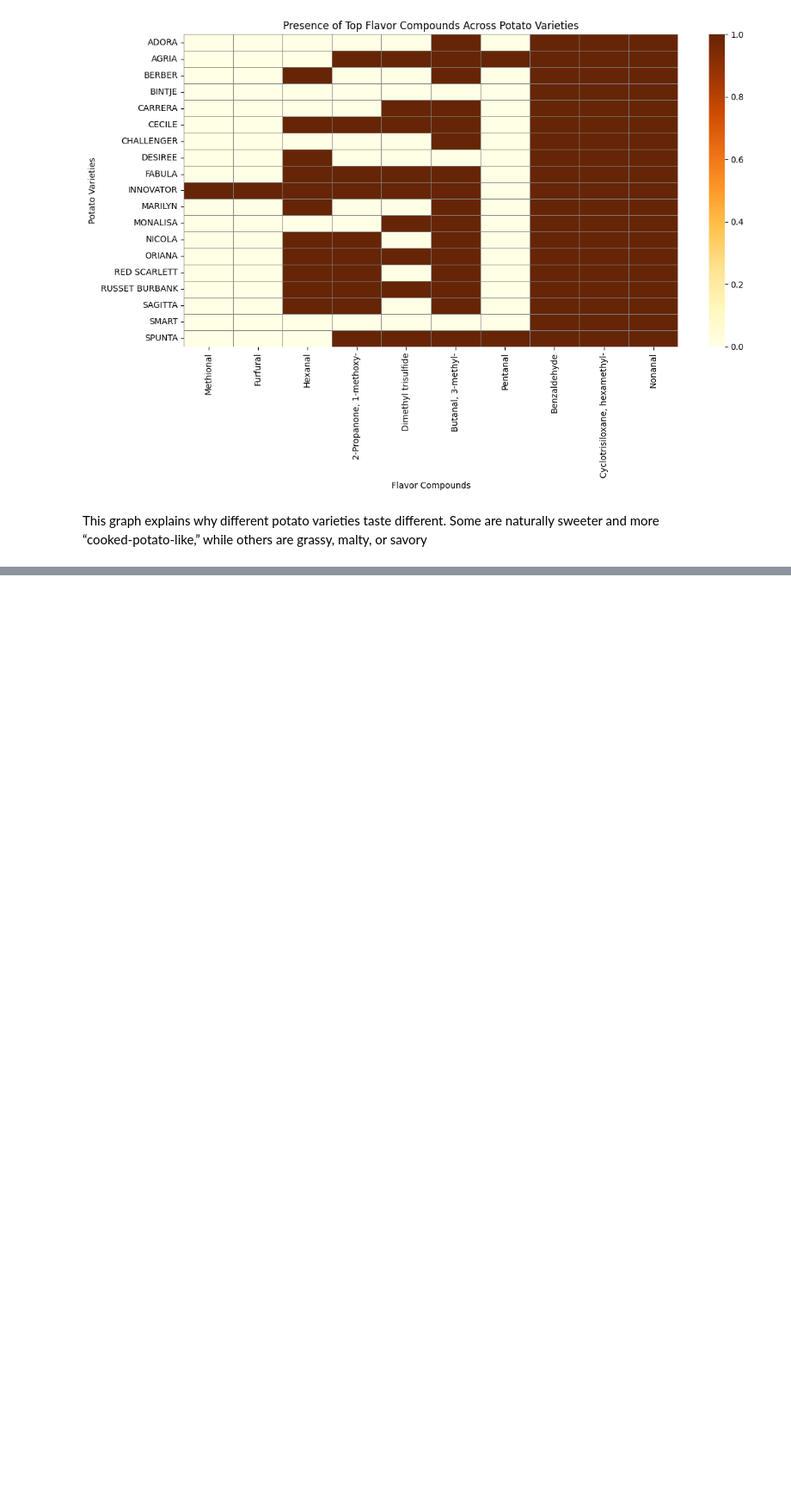
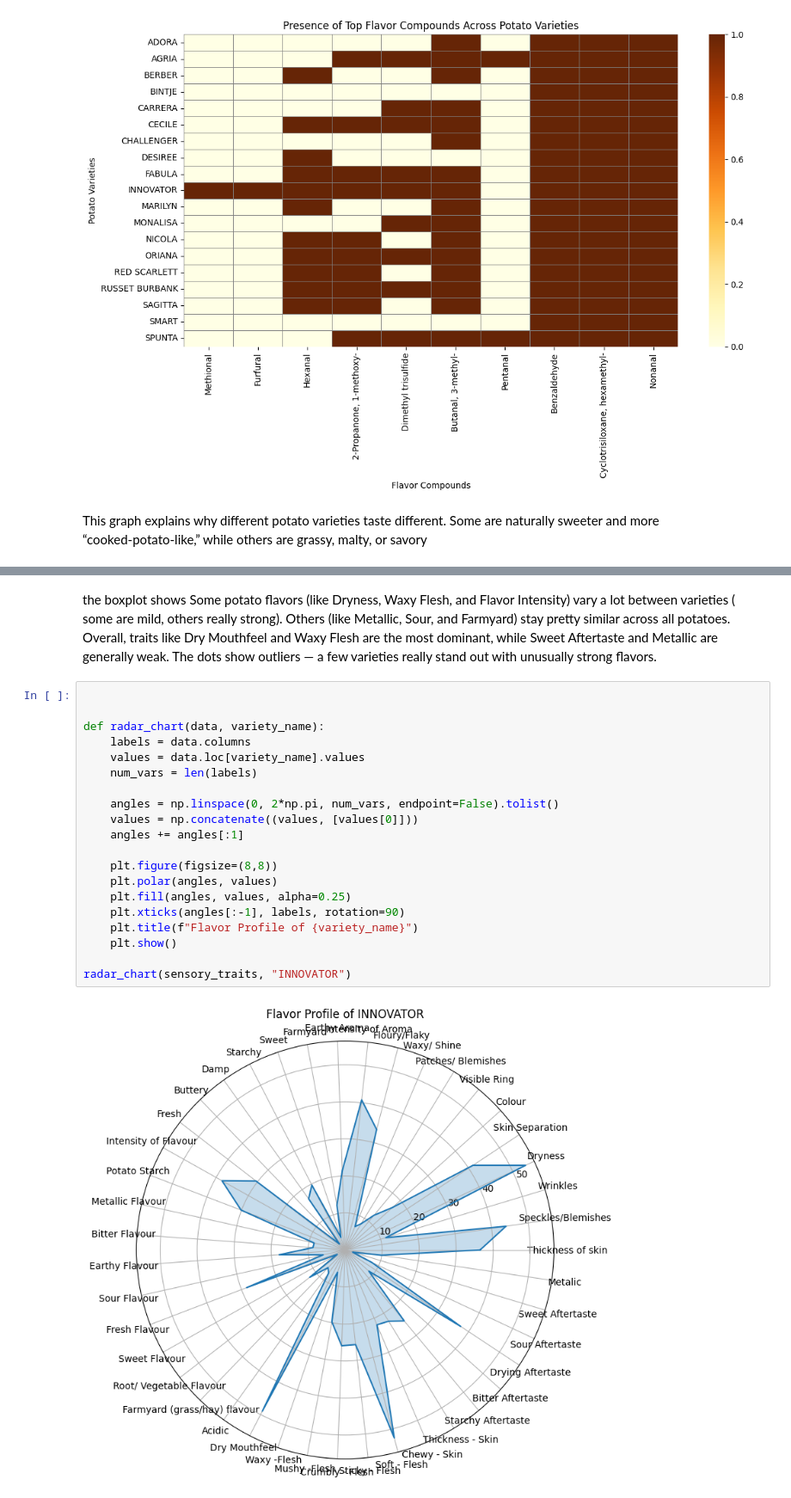
Before and after one commit to Fatemeh1362/internship, a Jupyter notebook: compound_analysis.ipynb, the cells around one changed output, grey strips where cells are left out. Shown at 86% size. Drawn from its saved outputs; the diff is of its cells as text; blank space fills up the shorter version.

```diff
--- a/compound_analysis.ipynb
+++ b/compound_analysis.ipynb
@@ -702,0 +864,27 @@ This graph explains why different potato varieties taste different. Some are nat
+# %% [markdown]
+the boxplot shows Some potato flavors (like Dryness, Waxy Flesh, and Flavor Intensity) vary a lot between varieties ( some are mild, others really strong).
+Others (like Metallic, Sour, and Farmyard) stay pretty similar across all potatoes.
+Overall, traits like Dry Mouthfeel and Waxy Flesh are the most dominant, while Sweet Aftertaste and Metallic are generally weak.
+The dots show outliers — a few varieties really stand out with unusually strong flavors.
+# %%
+
+
+def radar_chart(data, variety_name):
+    labels = data.columns
+    values = data.loc[variety_name].values
+    num_vars = len(labels)
+
+    angles = np.linspace(0, 2*np.pi, num_vars, endpoint=False).tolist()
+    values = np.concatenate((values, [values[0]]))
+    angles += angles[:1]
+
+    plt.figure(figsize=(8,8))
+    plt.polar(angles, values)
+    plt.fill(angles, values, alpha=0.25)
+    plt.xticks(angles[:-1], labels, rotation=90)
+    plt.title(f"Flavor Profile of {variety_name}")
+    plt.show()
+
+radar_chart(sensory_traits, "INNOVATOR")
+# %% [output]
+[figure, added]
```
Also changed, not shown: parts of 12 cells of this notebook.
